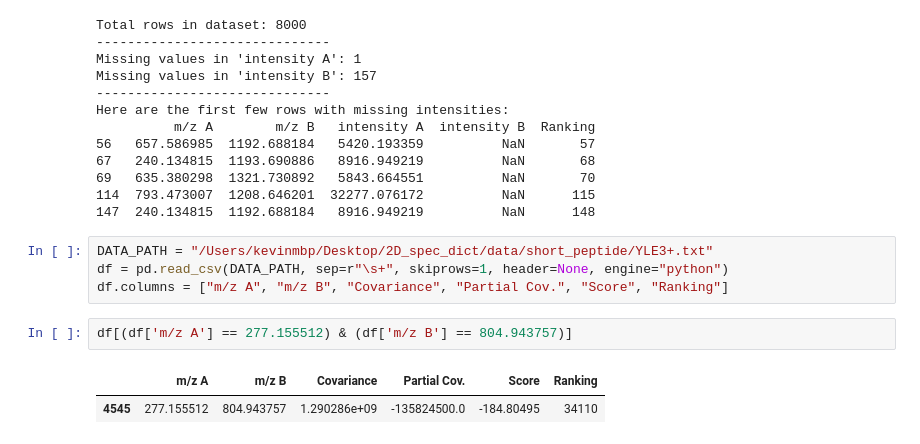
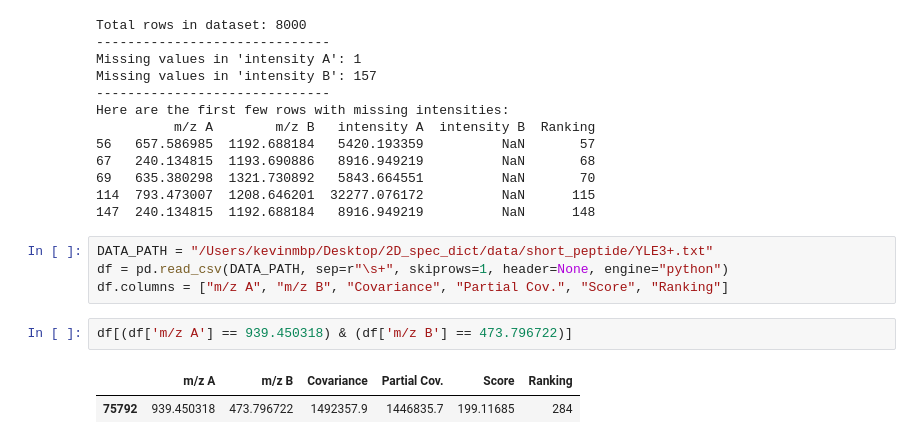
Before and after one commit to Kevinxsn/2D_spec_dict, a Jupyter notebook: pepline/pepline_test.ipynb, the cells around one changed output. Cells and saved outputs as stored; diff of their text form.

```diff
--- a/pepline/pepline_test.ipynb
+++ b/pepline/pepline_test.ipynb
@@ -471,7 +471,7 @@ DATA_PATH = "/Users/kevinmbp/Desktop/2D_spec_dict/data/short_peptide/YLE3+.txt"
 df = pd.read_csv(DATA_PATH, sep=r"\s+", skiprows=1, header=None, engine="python")
 df.columns = ["m/z A", "m/z B", "Covariance", "Partial Cov.", "Score", "Ranking"]
 # %%
-df[(df['m/z A'] == 277.155512) & (df['m/z B'] == 804.943757)]
+df[(df['m/z A'] == 939.450318) & (df['m/z B'] == 473.796722)]
 # %% [output]
 |  | m/z A | m/z B | Covariance | Partial Cov. | Score | Ranking |
-| 4545 | 277.155512 | 804.943757 | 1.290286e+09 | -135824500.0 | -184.80495 | 34110 |
+| 75792 | 939.450318 | 473.796722 | 1492357.9 | 1446835.7 | 199.11685 | 284 |
```
Also changed, not shown: parts of 2 cells of this notebook, 12 other files.
